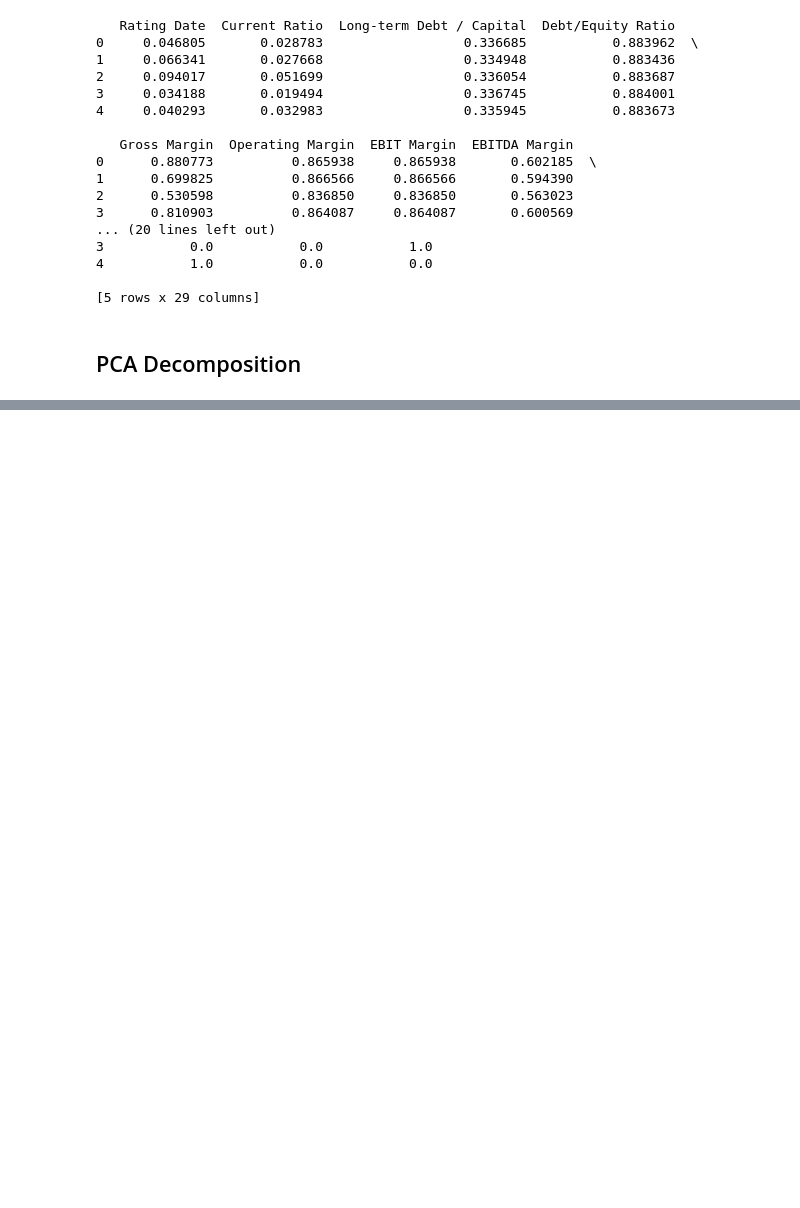
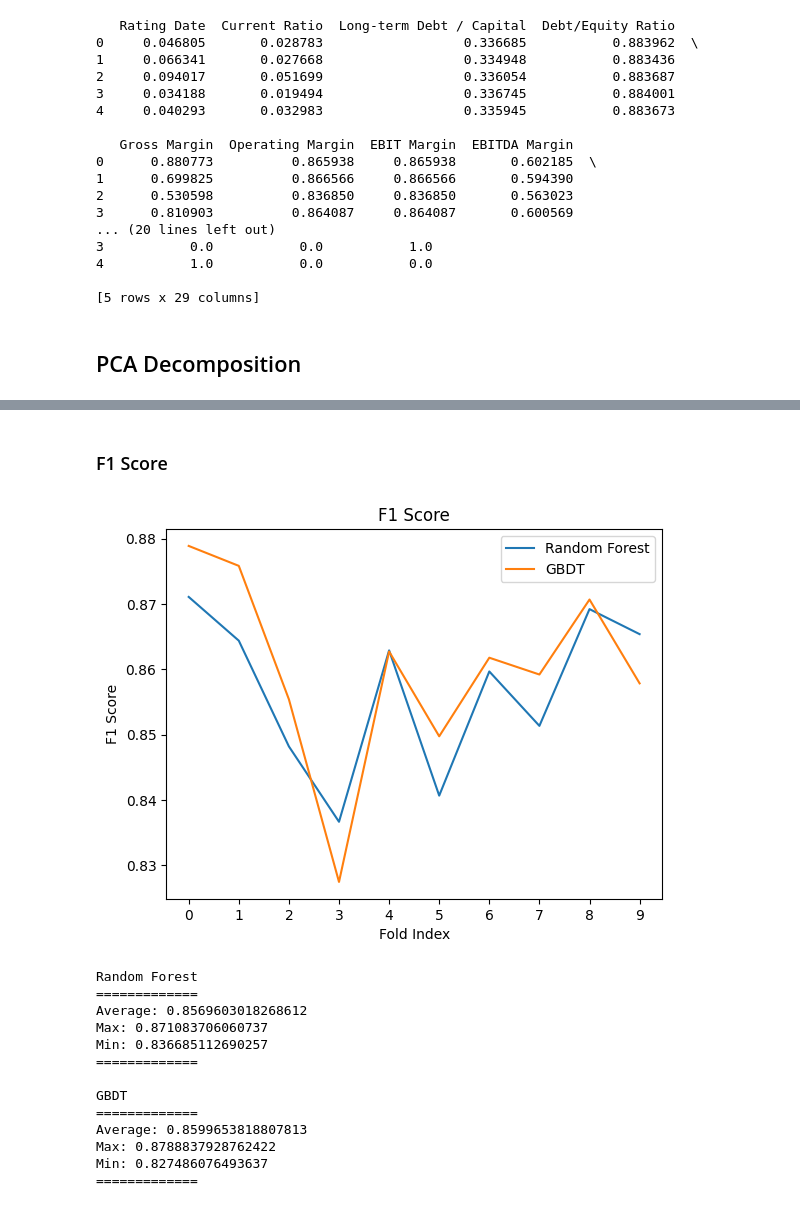
Before and after one commit to LilAiluropoda/corporate-credit-rating, a Jupyter notebook: model/basic_xgboost_v0.ipynb, the cells around one changed output, grey strips where cells are left out. Drawn from its saved outputs; the diff is of its cells as text; code cells hidden in the pictures; blank space fills up the shorter version.

```diff
--- a/model/basic_xgboost_v0.ipynb
+++ b/model/basic_xgboost_v0.ipynb
@@ -364,0 +420,35 @@ Average R2 Square: 0.33834810344320604
+# %% [markdown]
+### F1 Score
+# %%
+plt.plot(model_performances[0][3], label="Random Forest")
+plt.plot(model_performances[1][3], label="GBDT")
+plt.title("F1 Score")
+plt.xlabel("Fold Index")
+plt.ylabel("F1 Score")
+plt.xticks(range(0,10))
+plt.legend()
+plt.show()
+
+for index, name in enumerate(['Random Forest', 'GBDT']):
+    print(name)
+    print("=============")
+    print("Average:", np.mean(model_performances[index][3]))
+    print("Max:",np.max(model_performances[index][3]))
+    print("Min:",np.min(model_performances[index][3]))
+    print("=============")
+    print()
+# %% [output]
+[figure, added]
+Random Forest
+=============
+Average: 0.8569603018268612
+Max: 0.871083706060737
+Min: 0.836685112690257
+=============
+
+GBDT
+=============
+Average: 0.8599653818807813
+Max: 0.8788837928762422
+Min: 0.827486076493637
+=============
```
Also changed, not shown: parts of 16 cells of this notebook.
